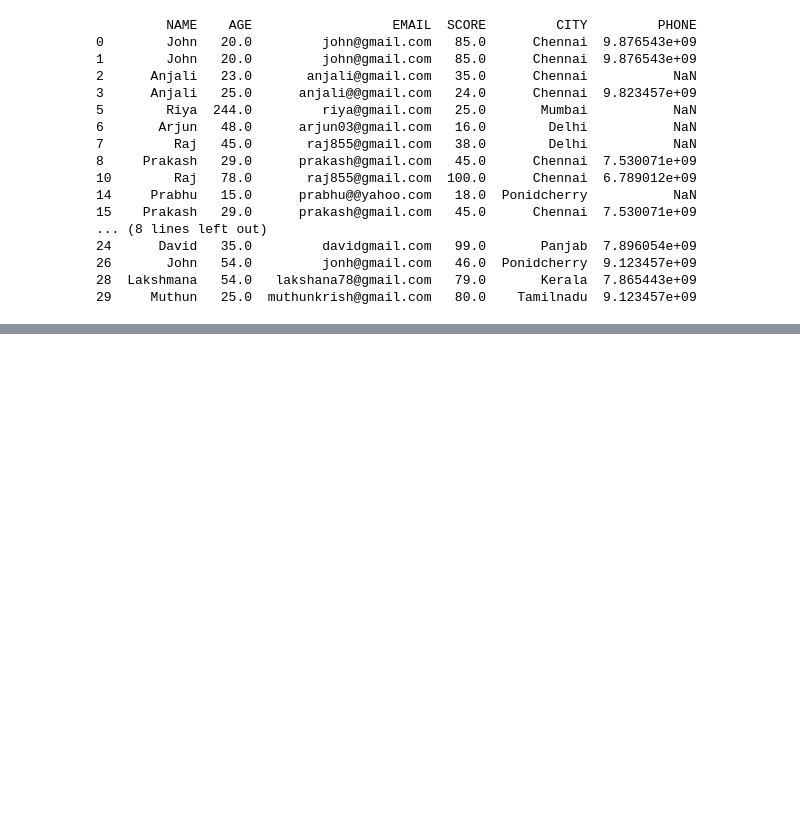
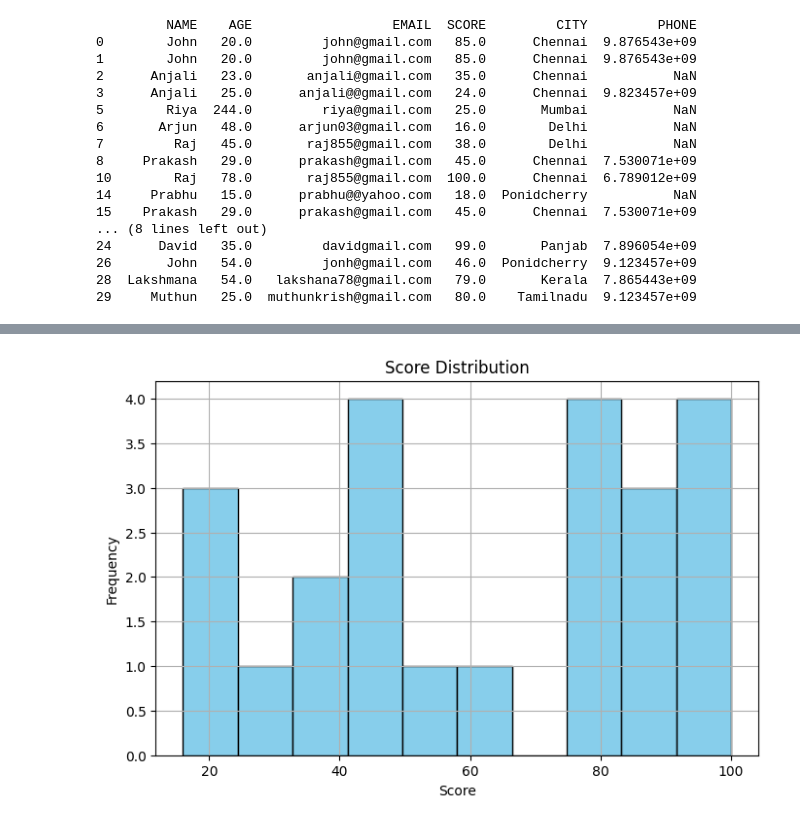
Before and after one commit to Shalinib6/pandas_basics, a Jupyter notebook: my_dataset.ipynb, the cells around one changed output, grey strips where cells are left out. Cells and saved outputs as stored; diff of their text form; code cells hidden in the pictures; blank space fills up the shorter version.

```diff
--- a/my_dataset.ipynb
+++ b/my_dataset.ipynb
@@ -196,0 +237,20 @@ print(df)
+# %%
+import matplotlib.pyplot as plt
+import pandas as pd
+dff = pd.read_csv('my_dataset.csv')
+df = dff.copy()
+dfff = df.dropna()
+df['CITY'] = df['CITY'].str.title()
+df['EMAIL'] = df['EMAIL'].str.lower()
+df = df[df['AGE'] > 0]
+df['SCORE'] = pd.to_numeric(df['SCORE'], errors='coerce')  # Converts to numbers, replaces invalids with NaN
+df = df[df['SCORE'] <= 100]
+plt.figure(figsize=(8, 5))
+plt.hist(df['SCORE'], bins=10, color='skyblue', edgecolor='black')
+plt.title('Score Distribution')
+plt.xlabel('Score')
+plt.ylabel('Frequency')
+plt.grid(True)
+plt.show()
+# %% [output]
+[figure, added]
```
Also changed, not shown: parts of 4 cells of this notebook.
